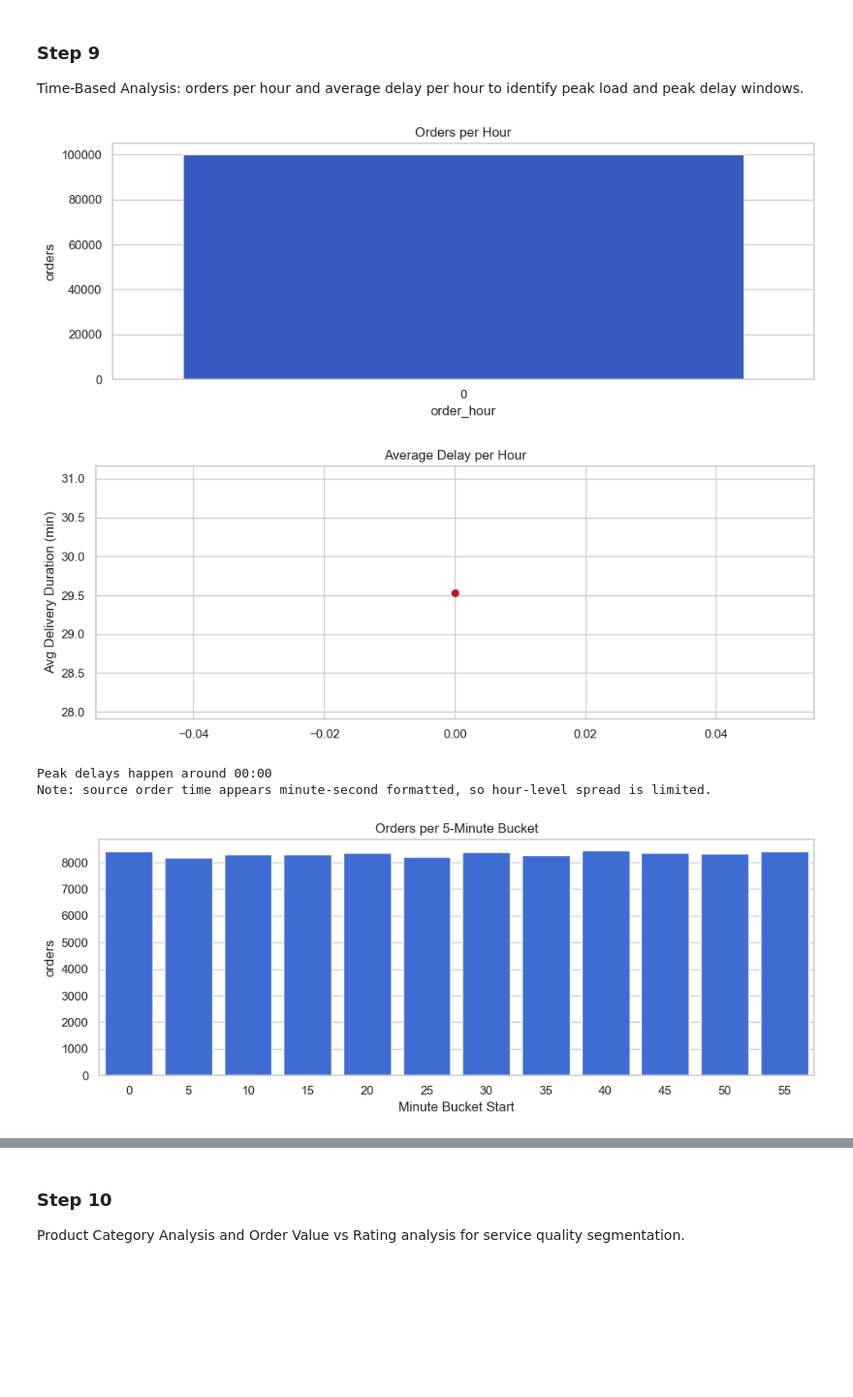
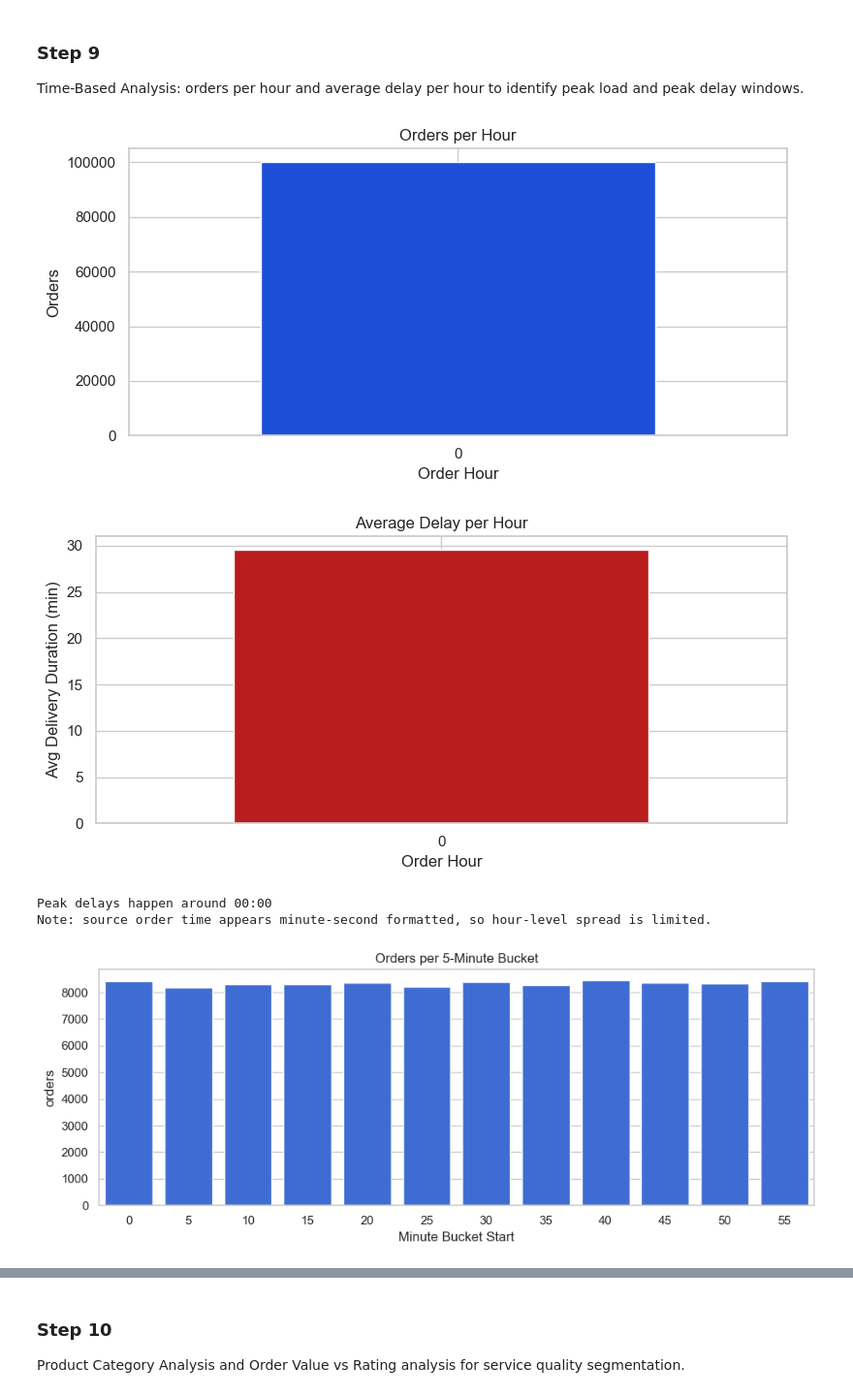
Before and after one commit to bikram73/Food_Delivery_Delay_and_Rating_Analysis, a Jupyter notebook: food_delivery_analysis.ipynb, the cells around one changed output, grey strips where cells are left out. Shown at 97% size. Cells and saved outputs as stored; diff of their text form; code cells hidden in the pictures; blank space fills up the shorter version.

```diff
--- a/food_delivery_analysis.ipynb
+++ b/food_delivery_analysis.ipynb
@@ -297,9 +297,18 @@ hour_summary["order_hour"] = pd.to_numeric(hour_summary["order_hour"], errors="c
 hour_summary["delivery_duration_min"] = pd.to_numeric(hour_summary["delivery_duration_min"], errors="coerce")
 hour_summary = hour_summary.dropna().query("0 <= order_hour <= 23").sort_values("order_hour")
 
-# Line chart: average delay by order hour.
-plt.figure(figsize=(10, 5))
-plt.plot(hour_summary["order_hour"], hour_summary["delivery_duration_min"], marker="o", color="#7c3aed")
+# Single-hour-safe chart for average delay by order hour.
+if hour_summary["order_hour"].nunique() == 1:
+    only_hour = int(hour_summary.iloc[0]["order_hour"])
+    plt.figure(figsize=(8, 4))
+    plt.bar(hour_summary["order_hour"], hour_summary["delivery_duration_min"], color="#7c3aed", width=0.6)
+    plt.xlim(only_hour - 0.5, only_hour + 0.5)
+    plt.xticks([only_hour])
+else:
+    plt.figure(figsize=(10, 5))
+    plt.plot(hour_summary["order_hour"], hour_summary["delivery_duration_min"], marker="o", color="#7c3aed")
+    plt.xlim(-0.5, 23.5)
+    plt.xticks(np.arange(0, 24, 2))
 plt.title("Average Delivery Duration by Order Hour")
 plt.xlabel("order_hour")
 plt.ylabel("avg_delivery_duration_min")
@@ -370,20 +379,48 @@ hourly_stats = hourly_stats.dropna(subset=["order_hour", "avg_delay_min"])
 # Preview hourly summary table.
 hourly_stats.head()
 
-# Bar chart: order count by hour.
-plt.figure(figsize=(10, 4))
-sns.barplot(data=hourly_stats, x="order_hour", y="orders", color="#1d4ed8")
-plt.title("Orders per Hour")
-plt.tight_layout()
-plt.show()
+# Single-hour-safe hourly charts.
+if hourly_stats["order_hour"].nunique() == 1:
+    only_hour = int(hourly_stats.iloc[0]["order_hour"])
 
-# Line chart: average delay by hour.
-plt.figure(figsize=(10, 4))
-plt.plot(hourly_stats["order_hour"], hourly_stats["avg_delay_min"], marker="o", color="#b91c1c")
-plt.title("Average Delay per Hour")
-plt.ylabel("Avg Delivery Duration (min)")
-plt.tight_layout()
-plt.show()
+    plt.figure(figsize=(8, 4))
+    plt.bar(hourly_stats["order_hour"], hourly_stats["orders"], color="#1d4ed8", width=0.6)
+    plt.title("Orders per Hour")
+    plt.xlabel("Order Hour")
+    plt.ylabel("Orders")
+    plt.xlim(only_hour - 0.5, only_hour + 0.5)
+    plt.xticks([only_hour])
+    plt.tight_layout()
+    plt.show()
+
+    plt.figure(figsize=(8, 4))
+    plt.bar(hourly_stats["order_hour"], hourly_stats["avg_delay_min"], color="#b91c1c", width=0.6)
+    plt.title("Average Delay per Hour")
+    plt.xlabel("Order Hour")
+    plt.ylabel("Avg Delivery Duration (min)")
+    plt.xlim(only_hour - 0.5, only_hour + 0.5)
+    plt.xticks([only_hour])
+    plt.tight_layout()
+    plt.show()
+else:
+    # Bar chart: order count by hour.
+    plt.figure(figsize=(10, 4))
+    sns.barplot(data=hourly_stats, x="order_hour", y="orders", color="#1d4ed8")
+    plt.title("Orders per Hour")
+    plt.xlim(-0.5, 23.5)
+    plt.xticks(np.arange(0, 24, 2))
+    plt.tight_layout()
+    plt.show()
+
+    # Line chart: average delay by hour.
+    plt.figure(figsize=(10, 4))
+    plt.plot(hourly_stats["order_hour"], hourly_stats["avg_delay_min"], marker="o", color="#b91c1c")
+    plt.title("Average Delay per Hour")
+    plt.ylabel("Avg Delivery Duration (min)")
+    plt.xlim(-0.5, 23.5)
+    plt.xticks(np.arange(0, 24, 2))
+    plt.tight_layout()
+    plt.show()
 
 # Print peak delay hour for quick operational takeaway.
 if not hourly_stats.empty:
@@ -393,36 +430,36 @@ if not hourly_stats.empty:
 # Fallback when hour spread is too limited due source time format.
 if hourly_stats["order_hour"].nunique() <= 1 and "order_minute_of_day" in cleaned.columns:
     print("Note: source order time appears minute-second formatted, so hour-level spread is limited.")
 
     # Use 5-minute buckets as a more informative temporal resolution.
     minute_bucket = (
         cleaned.assign(minute_bucket=(cleaned["order_minute_of_day"] // 5 * 5).astype("Int64"))
         .groupby("minute_bucket", dropna=True)
         .agg(
             orders=("order_id", "count"),
             avg_delay_min=("delivery_duration_min", "mean"),
         )
         .dropna()
         .reset_index()
-    )
+)
 
     plt.figure(figsize=(10, 4))
     sns.barplot(data=minute_bucket, x="minute_bucket", y="orders", color="#2563eb")
     plt.title("Orders per 5-Minute Bucket")
     plt.xlabel("Minute Bucket Start")
     plt.tight_layout()
     plt.show()
 
     plt.figure(figsize=(10, 4))
     plt.plot(minute_bucket["minute_bucket"], minute_bucket["avg_delay_min"], marker="o", color="#ef4444")
     plt.title("Average Delay per 5-Minute Bucket")
     plt.xlabel("Minute Bucket Start")
     plt.ylabel("Avg Delivery Duration (min)")
     plt.tight_layout()
     plt.show()
 # %% [output]
-[figure, old version]
+[figure, new version]
-[figure, old version]
+[figure, new version]
 Peak delays happen around 00:00
 Note: source order time appears minute-second formatted, so hour-level spread is limited.
 [figure]
```
Also changed, not shown: parts of 3 cells of this notebook, 7 other files.
